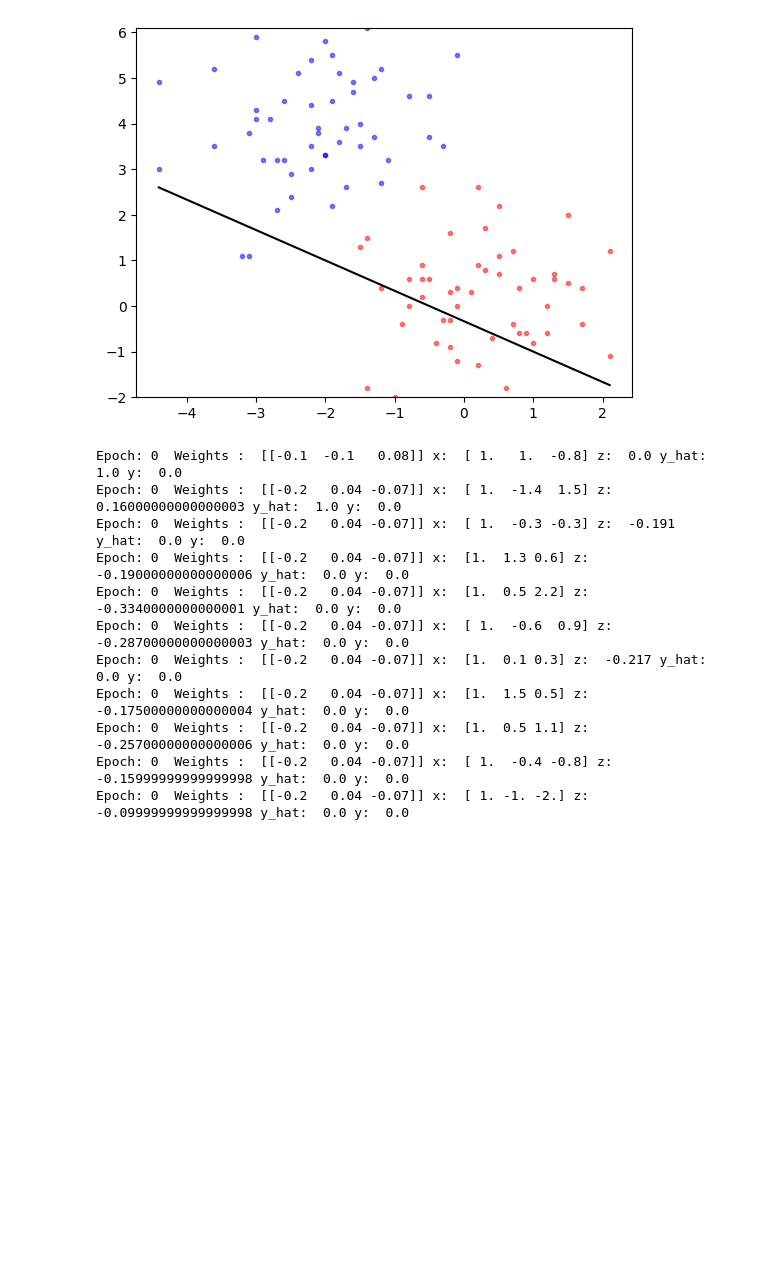
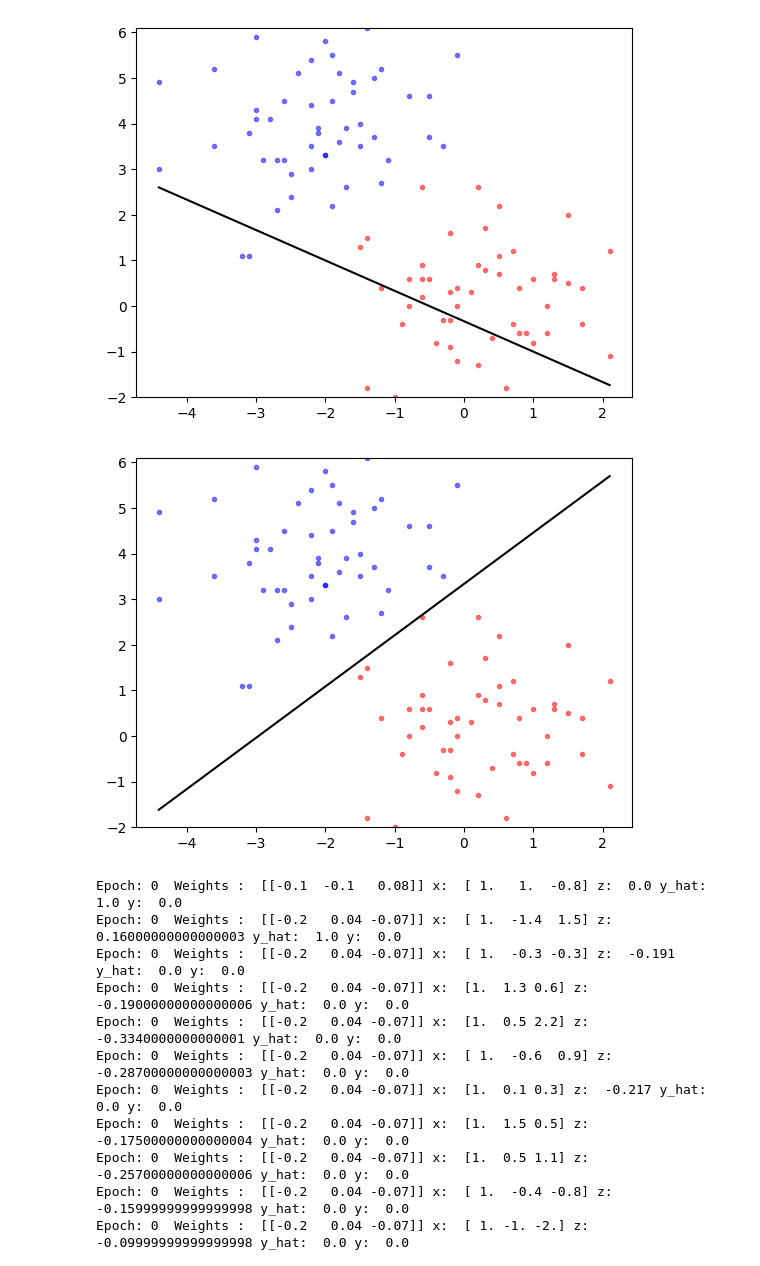
Before and after one commit to marcinsawinski/UEP_KIE_DL_CODE, a Jupyter notebook: dl01_perceptron_solution.ipynb, the cells around one changed output. Saved outputs shown, nothing was run; the diff lists cells and outputs as text; code cells hidden in the pictures; blank space fills up the shorter version.

```diff
--- a/dl01_perceptron_solution.ipynb
+++ b/dl01_perceptron_solution.ipynb
@@ -58,6 +58,30 @@ plot_data(X_train,y_train)
 plot_decision_boundary(X_train, w_dummy)
 # %% [output]
 [figure]
+# %%
+import numpy as np
+def step_function(z):
+  if z < 0: return 0
+  else: return 1
+
+def perceptron(data, labels, lr, e):
+  bias = np.ones((data.shape[0], 1))
+  data = np.append(bias, data, axis=1)
+  weights = np.zeros((data.shape[1], 1))
+  for epoch in range(e):
+    for i in range(data.shape[0]):
+      y_opt = step_function(np.dot(data[i], weights))
+      # weights = weights + lr * (labels[i] - y_opt[0]) * data[i].reshape(-1, 1)
+      weights = weights + np.dot(lr * (labels[i] - y_opt), data[i].reshape(-1, 1))
+    # print(weights.reshape(1,-1))
+
+  return weights
+w = perceptron(X_train, y_train, 0.1, 20)
+# print(w)
+plot_data(X_train,y_train)
+plot_decision_boundary(X_train, w)
+# %% [output]
+[figure, added]
 # %%
 def step_function(z):
     return 1.0 if z>=0 else 0.0
```
Also changed, not shown: 9 other files.
